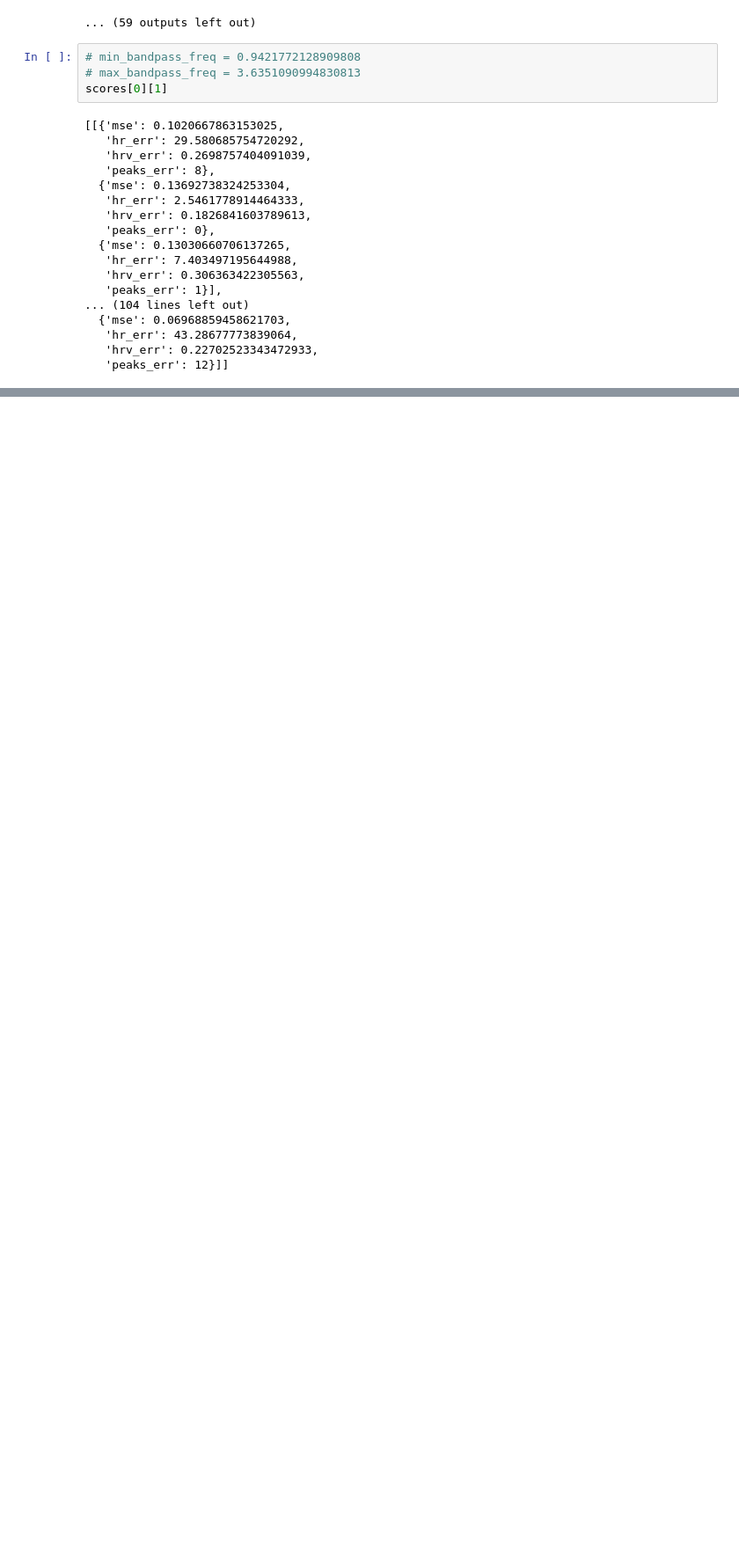
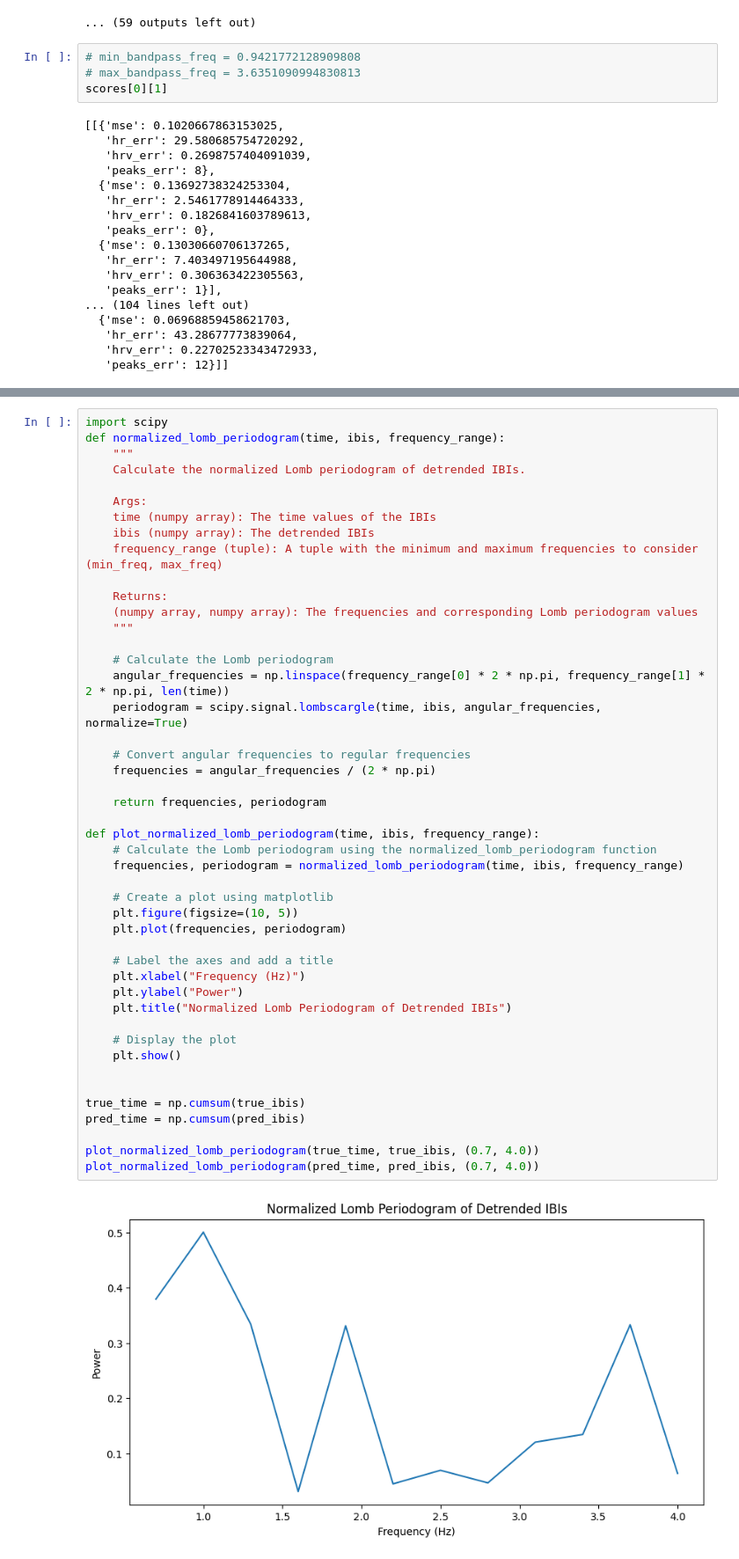
Before and after one commit to arnavpon/pydroid, a Jupyter notebook: example/android/app/src/main/python/pipeline-dev/pipeline-v1/ml.v7.ipynb, the cells around one changed output, grey strips where cells are left out. Shown at 88% size. Drawn from its saved outputs; the diff is of its cells as text; blank space fills up the shorter version.

```diff
--- a/example/android/app/src/main/python/pipeline-dev/pipeline-v1/ml.v7.ipynb
+++ b/example/android/app/src/main/python/pipeline-dev/pipeline-v1/ml.v7.ipynb
@@ -1077,0 +1133,48 @@ data
+# %%
+import scipy
+def normalized_lomb_periodogram(time, ibis, frequency_range):
+    """
+    Calculate the normalized Lomb periodogram of detrended IBIs.
+
+    Args:
+    time (numpy array): The time values of the IBIs
+    ibis (numpy array): The detrended IBIs
+    frequency_range (tuple): A tuple with the minimum and maximum frequencies to consider (min_freq, max_freq)
+
+    Returns:
+    (numpy array, numpy array): The frequencies and corresponding Lomb periodogram values
+    """
+
+    # Calculate the Lomb periodogram
+    angular_frequencies = np.linspace(frequency_range[0] * 2 * np.pi, frequency_range[1] * 2 * np.pi, len(time))
+    periodogram = scipy.signal.lombscargle(time, ibis, angular_frequencies, normalize=True)
+
+    # Convert angular frequencies to regular frequencies
+    frequencies = angular_frequencies / (2 * np.pi)
+
+    return frequencies, periodogram
+
+def plot_normalized_lomb_periodogram(time, ibis, frequency_range):
+    # Calculate the Lomb periodogram using the normalized_lomb_periodogram function
+    frequencies, periodogram = normalized_lomb_periodogram(time, ibis, frequency_range)
+
+    # Create a plot using matplotlib
+    plt.figure(figsize=(10, 5))
+    plt.plot(frequencies, periodogram)
+
+    # Label the axes and add a title
+    plt.xlabel("Frequency (Hz)")
+    plt.ylabel("Power")
+    plt.title("Normalized Lomb Periodogram of Detrended IBIs")
+
+    # Display the plot
+    plt.show()
+
+
+true_time = np.cumsum(true_ibis)
+pred_time = np.cumsum(pred_ibis)
+
+plot_normalized_lomb_periodogram(true_time, true_ibis, (0.7, 4.0))
+plot_normalized_lomb_periodogram(pred_time, pred_ibis, (0.7, 4.0))
+# %% [output]
+[figure, added]
```
Also changed, not shown: parts of 8 cells of this notebook.
